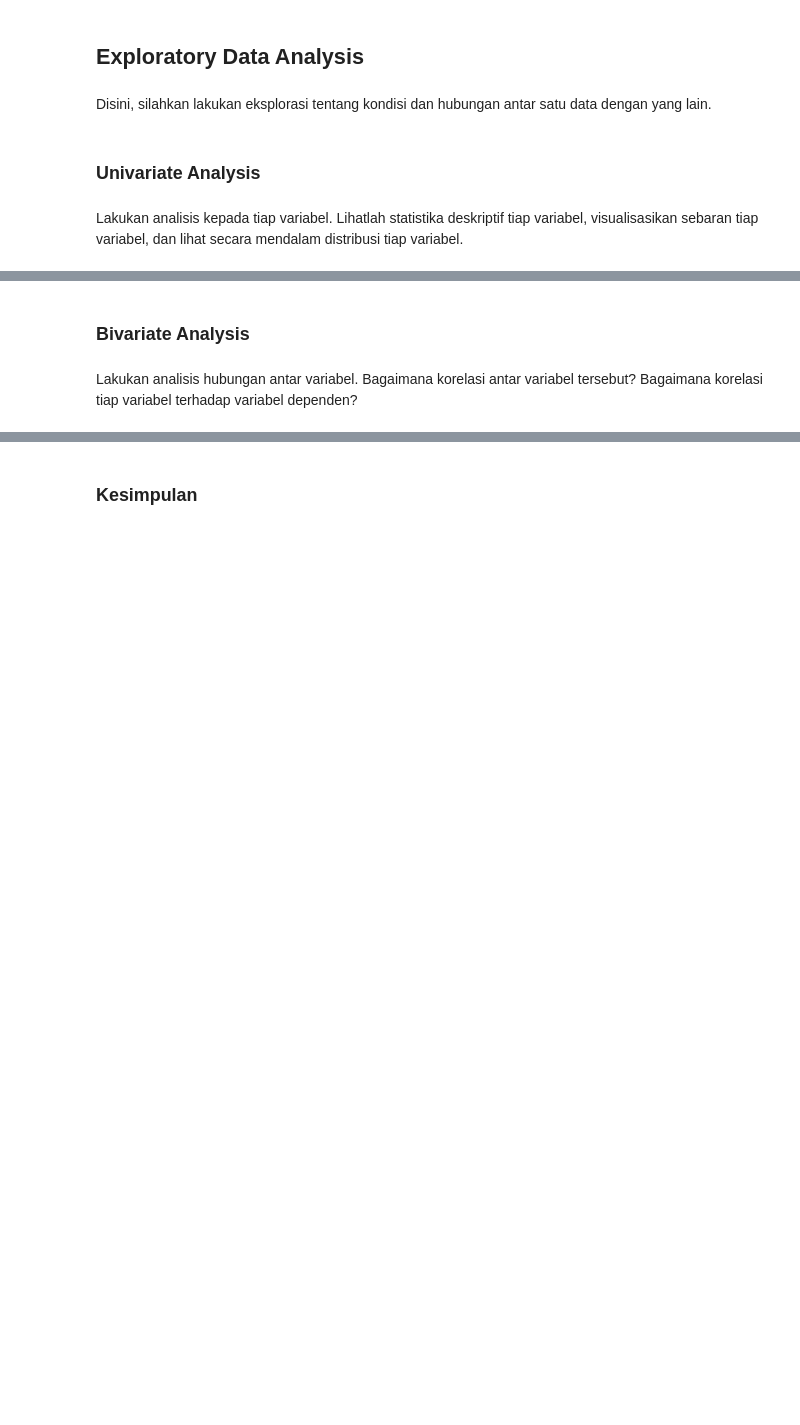
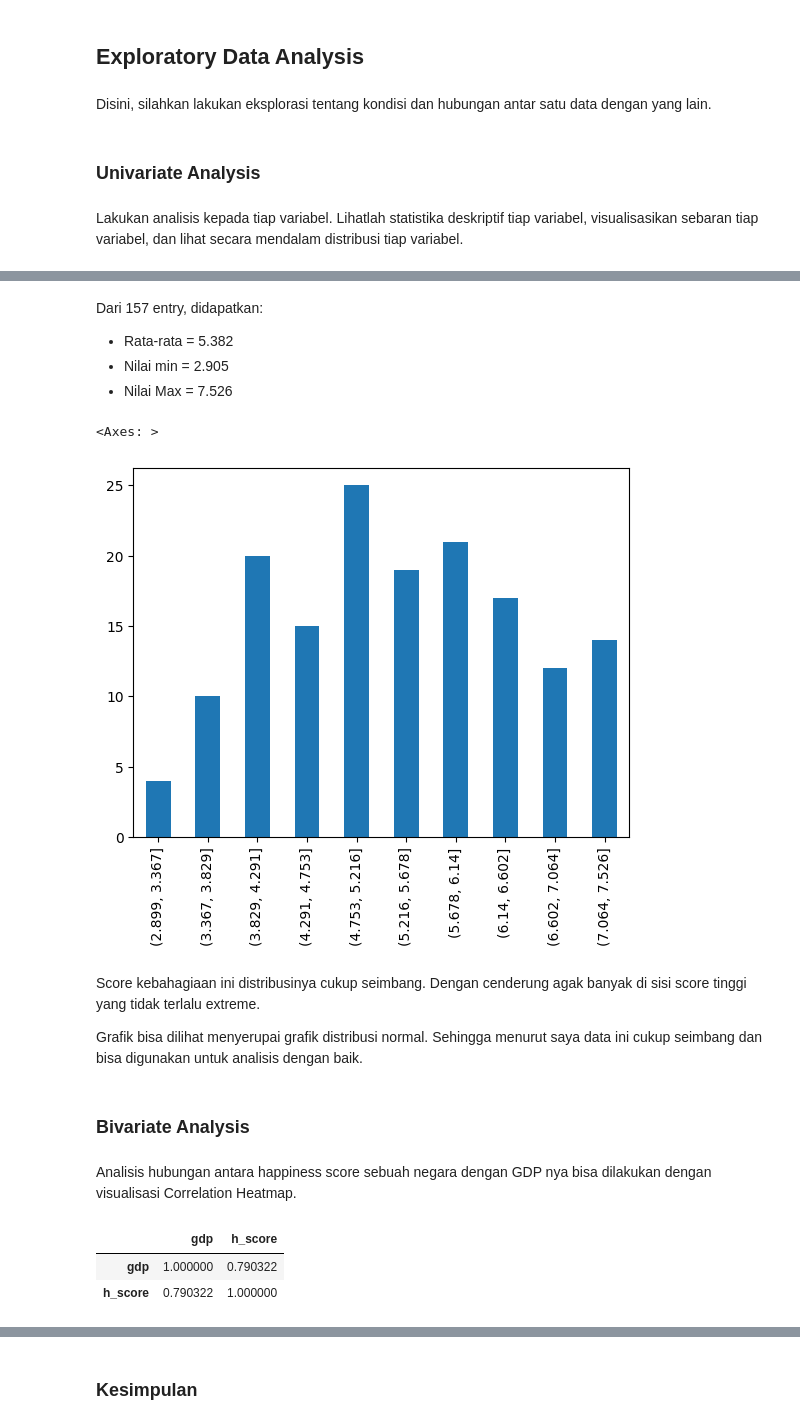
Before and after one commit to erickyudha/linear-regression_data-science-salaries, a Jupyter notebook: main.ipynb, the cells around one changed output, grey strips where cells are left out. Cells and saved outputs as stored; diff of their text form; code cells hidden in the pictures; blank space fills up the shorter version.

```diff
--- a/main.ipynb
+++ b/main.ipynb
@@ -72,4 +223,19 @@ Lakukan analisis kepada tiap variabel. Lihatlah statistika deskriptif tiap varia
+# %% [markdown]
+Dari 157 entry, didapatkan:
+* Rata-rata = 5.382
+* Nilai min = 2.905
+* Nilai Max = 7.526
+# %%
+# Visualisasi data
+# Value h_score dibagi menjadi 10 range setara
+# Lalu divisualisasikan menggunakan grafik bar
+data["h_score"].value_counts(bins=10, sort=False).plot(kind="bar")
+# %% [output]
+<Axes: >
+[figure, added]
+# %% [markdown]
+Score kebahagiaan ini distribusinya cukup seimbang. Dengan cenderung agak banyak di sisi score tinggi yang tidak terlalu extreme.
+
+Grafik bisa dilihat menyerupai grafik distribusi normal. Sehingga menurut saya data ini cukup seimbang dan bisa digunakan untuk analisis dengan baik.
 # %% [markdown]
 ### Bivariate Analysis
-# %% [markdown]
-Lakukan analisis hubungan antar variabel. Bagaimana korelasi antar variabel tersebut? Bagaimana korelasi tiap variabel terhadap variabel dependen?
@@ -78,0 +242,10 @@ Lakukan analisis hubungan antar variabel. Bagaimana korelasi antar variabel ters
+# %% [markdown]
+Analisis hubungan antara happiness score sebuah negara dengan GDP nya bisa dilakukan dengan visualisasi Correlation Heatmap.
+# %%
+# Buat Correlation Table menggunakan metode pearson
+pear_corr = data.corr(method="pearson").style.background_gradient(cmap='Greens', axis=0)
+pear_corr
+# %% [output]
+|  | gdp | h_score |
+| gdp | 1.000000 | 0.790322 |
+| h_score | 0.790322 | 1.000000 |
```
Also changed, not shown: parts of 51 cells of this notebook.
